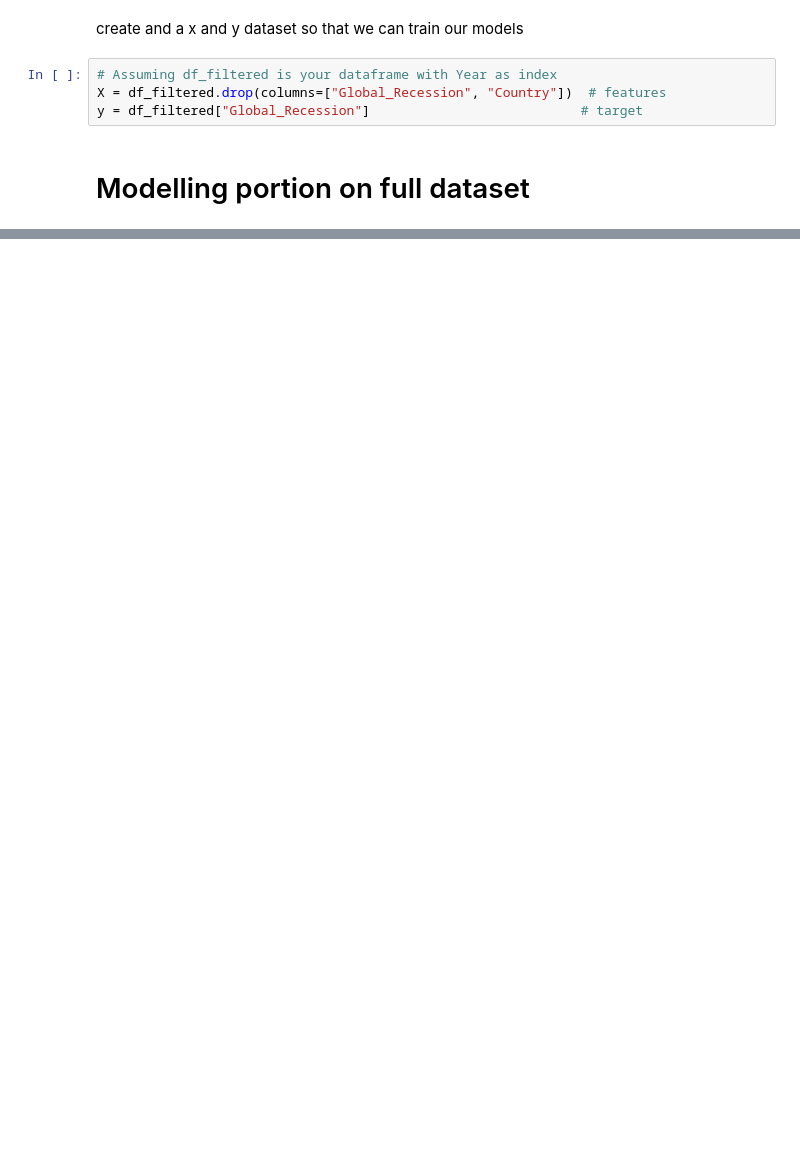
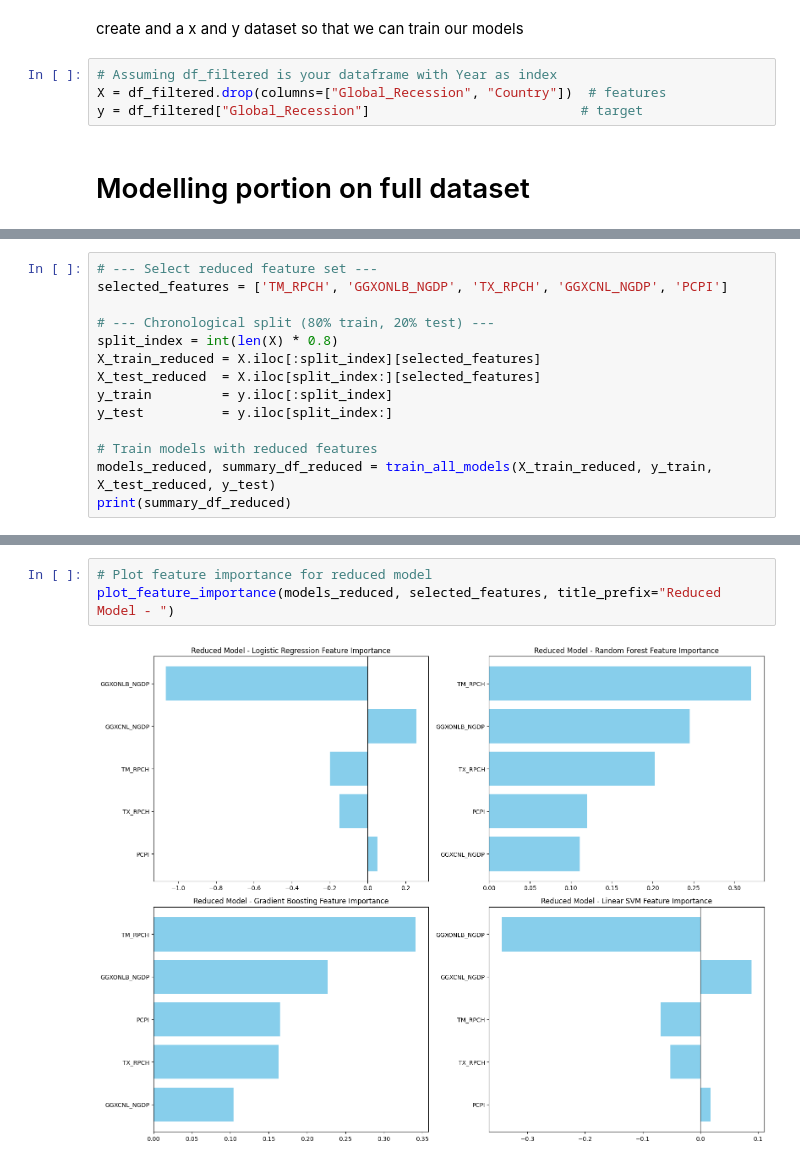
Before and after one commit to ningerdinger/Machine_Learning, a Jupyter notebook: Final_product.ipynb, the cells around one changed output, grey strips where cells are left out. Saved outputs shown, nothing was run; the diff lists cells and outputs as text; blank space fills up the shorter version.

```diff
--- a/Final_product.ipynb
+++ b/Final_product.ipynb
@@ -337,0 +520,14 @@ print(predictions)      # first few rows
+# %%
+# --- Select reduced feature set ---
+selected_features = ['TM_RPCH', 'GGXONLB_NGDP', 'TX_RPCH', 'GGXCNL_NGDP', 'PCPI']
+
+# --- Chronological split (80% train, 20% test) ---
+split_index = int(len(X) * 0.8)
+X_train_reduced = X.iloc[:split_index][selected_features]
+X_test_reduced  = X.iloc[split_index:][selected_features]
+y_train         = y.iloc[:split_index]
+y_test          = y.iloc[split_index:]
+
+# Train models with reduced features
+models_reduced, summary_df_reduced = train_all_models(X_train_reduced, y_train, X_test_reduced, y_test)
+print(summary_df_reduced)
@@ -337,0 +544,5 @@ print(predictions)      # first few rows
+# %%
+# Plot feature importance for reduced model
+plot_feature_importance(models_reduced, selected_features, title_prefix="Reduced Model - ")
+# %% [output]
+[figure, added]
```
Also changed, not shown: parts of 35 cells of this notebook.
